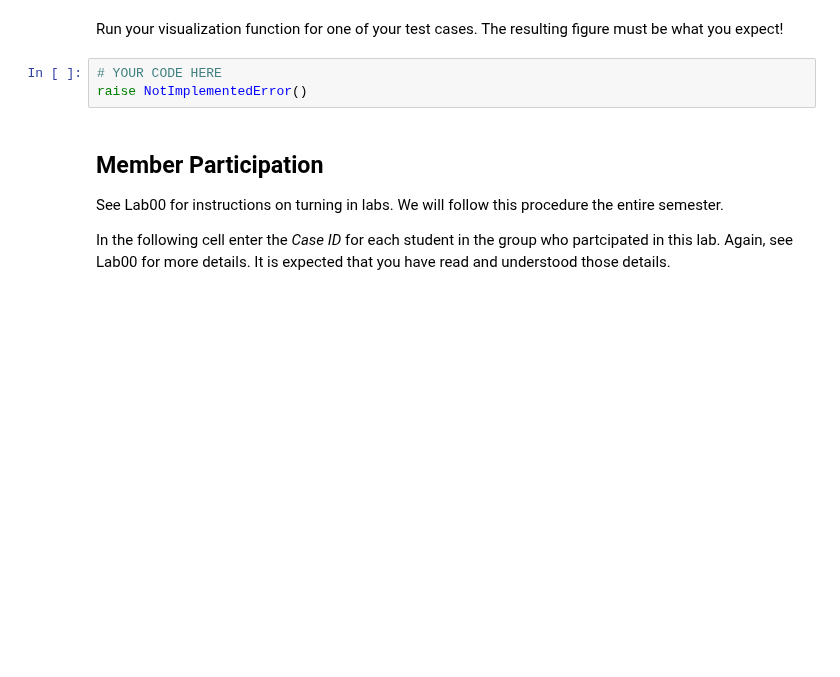
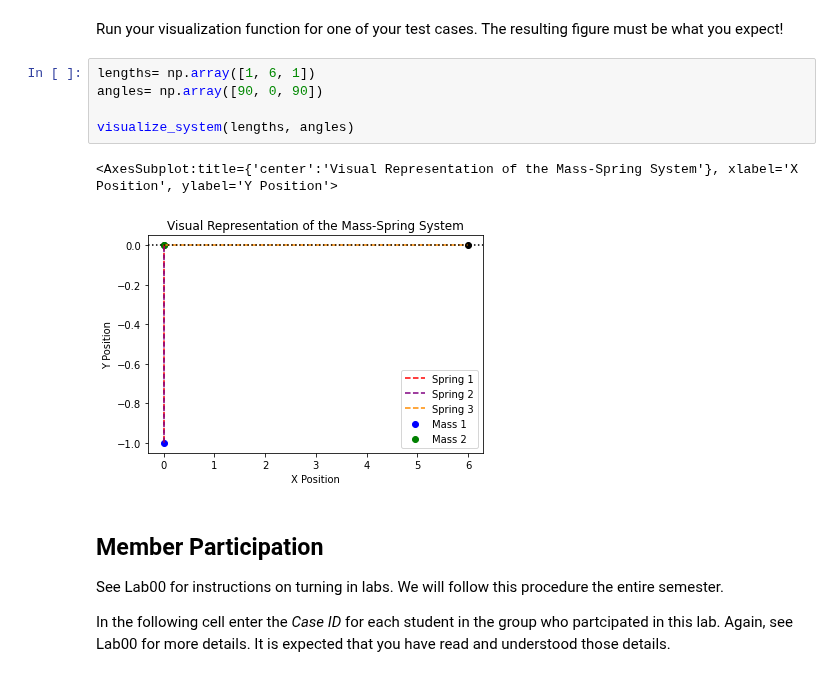
Before and after one commit to Rjames13/p250-spring-2022, a Jupyter notebook: labs/Lab06.ipynb, the cells around one changed output. Drawn from its saved outputs; the diff is of its cells as text; blank space fills up the shorter version.

```diff
--- a/labs/Lab06.ipynb
+++ b/labs/Lab06.ipynb
@@ -157,8 +286,13 @@ raise NotImplementedError()
 # %% [markdown]
 Run your visualization function for one of your test cases.  The resulting figure must be what you expect!
-# %%
-# YOUR CODE HERE
-raise NotImplementedError()
+# %%
+lengths= np.array([1, 6, 1])
+angles= np.array([90, 0, 90])
+
+visualize_system(lengths, angles)
+# %% [output]
+<AxesSubplot:title={'center':'Visual Representation of the Mass-Spring System'}, xlabel='X Position', ylabel='Y Position'>
+[figure, added]
 # %% [markdown]
 ## Member Participation
 
```
Also changed, not shown: parts of 15 cells of this notebook.
